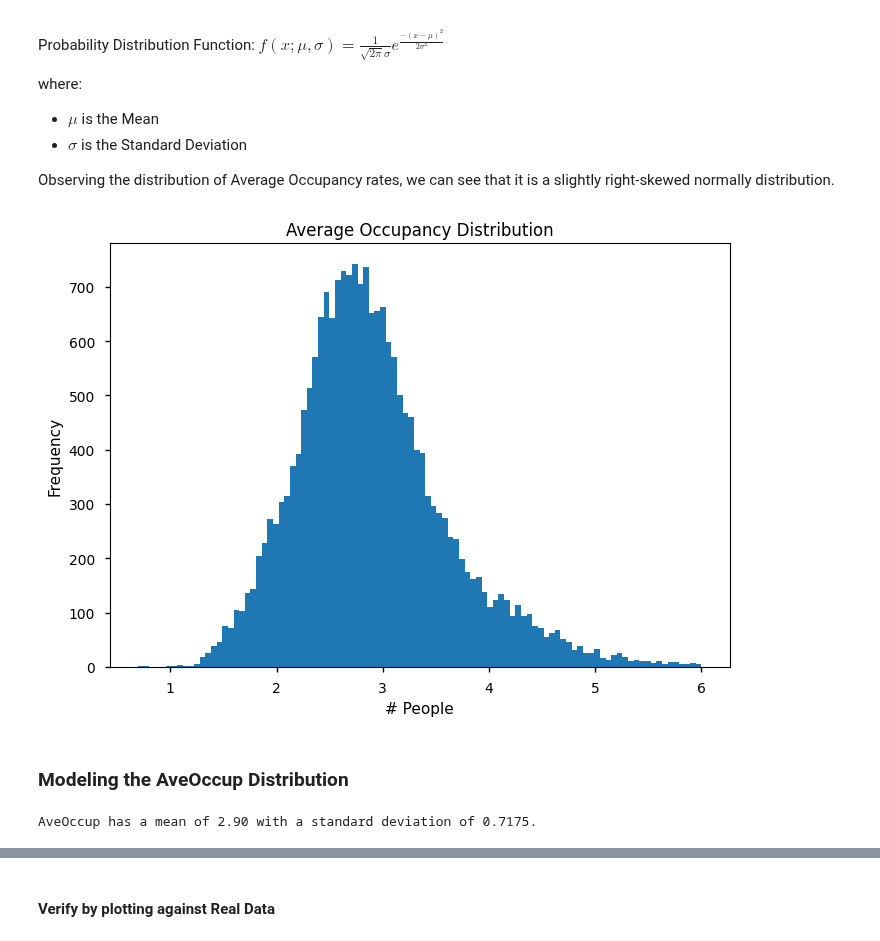
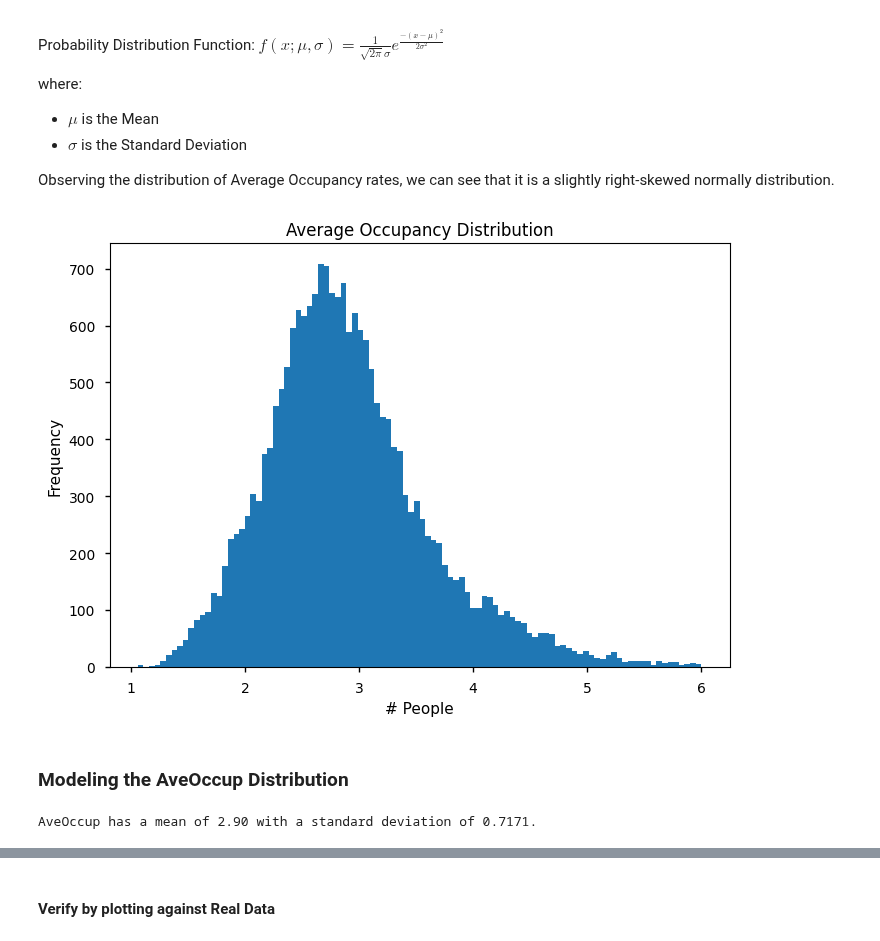
Before and after one commit to punitarani/MAT-494, a Jupyter notebook: 2.2 Probability Distribution.ipynb, the cells around one changed output, grey strips where cells are left out. Cells and saved outputs as stored; diff of their text form; code cells hidden in the pictures.

```diff
--- a/2.2 Probability Distribution.ipynb
+++ b/2.2 Probability Distribution.ipynb
@@ -125,16 +125,17 @@ we can see that it is a slightly right-skewed normally distribution.
 # %%
 # AveRooms_vals = chdf["AveRooms"].unique()
 # Filter to between 0 and 6 by removing outliers
-AveOccup_vals = chdf[chdf["AveOccup"] <= 6]["AveOccup"]
+aoa, aob = 1, 6
+AveOccup_vals = chdf[chdf["AveOccup"].between(aoa, aob)]["AveOccup"]
 
 plt.figure()
 plt.hist(AveOccup_vals, bins=100)
 plt.title("Average Occupancy Distribution")
 plt.xlabel("# People")
 plt.ylabel("Frequency")
 plt.show()
 # %% [output]
-[figure, old version]
+[figure, new version]
 # %% [markdown]
 ### Modeling the AveOccup Distribution
 # %%
@@ -143,7 +144,7 @@ AveOccup_mean = AveOccup_vals.mean()
 AveOccup_std = AveOccup_vals.std()
 print(f"AveOccup has a mean of {AveOccup_mean:.2f} with a standard deviation of {AveOccup_std:.4f}.")
 # %% [output]
-AveOccup has a mean of 2.90 with a standard deviation of 0.7175.
+AveOccup has a mean of 2.90 with a standard deviation of 0.7171.
 # %%
 def solve_norm_pdf(u, sigma, val):
     """
```
Also changed, not shown: parts of 9 cells of this notebook.
